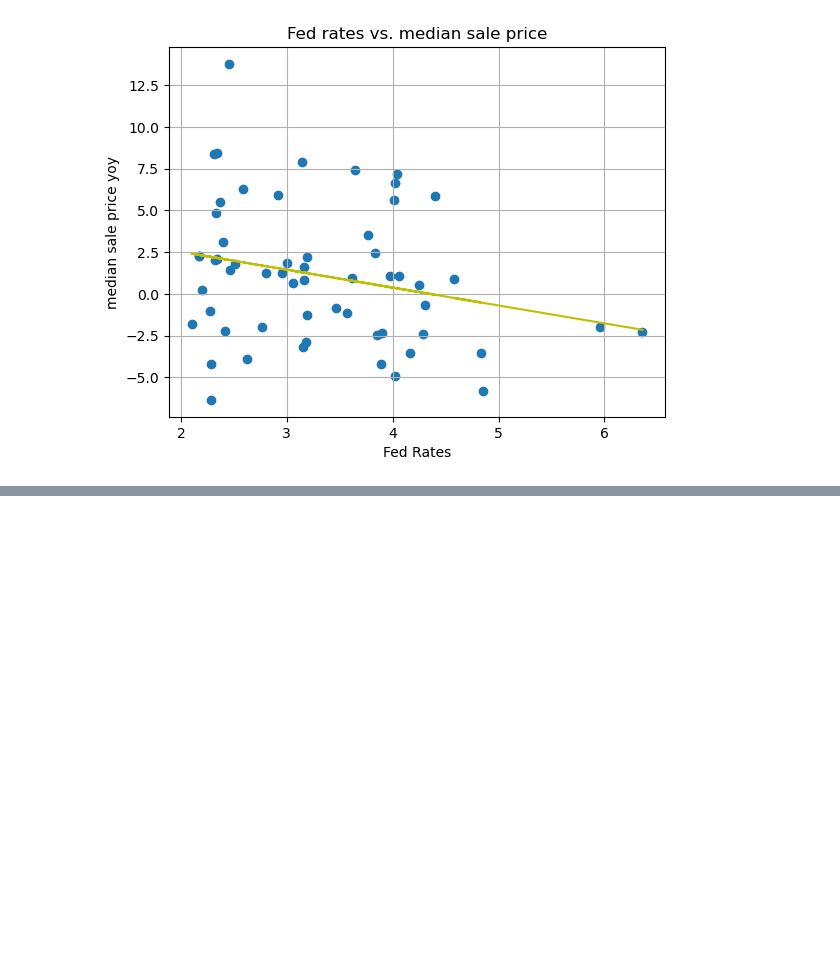
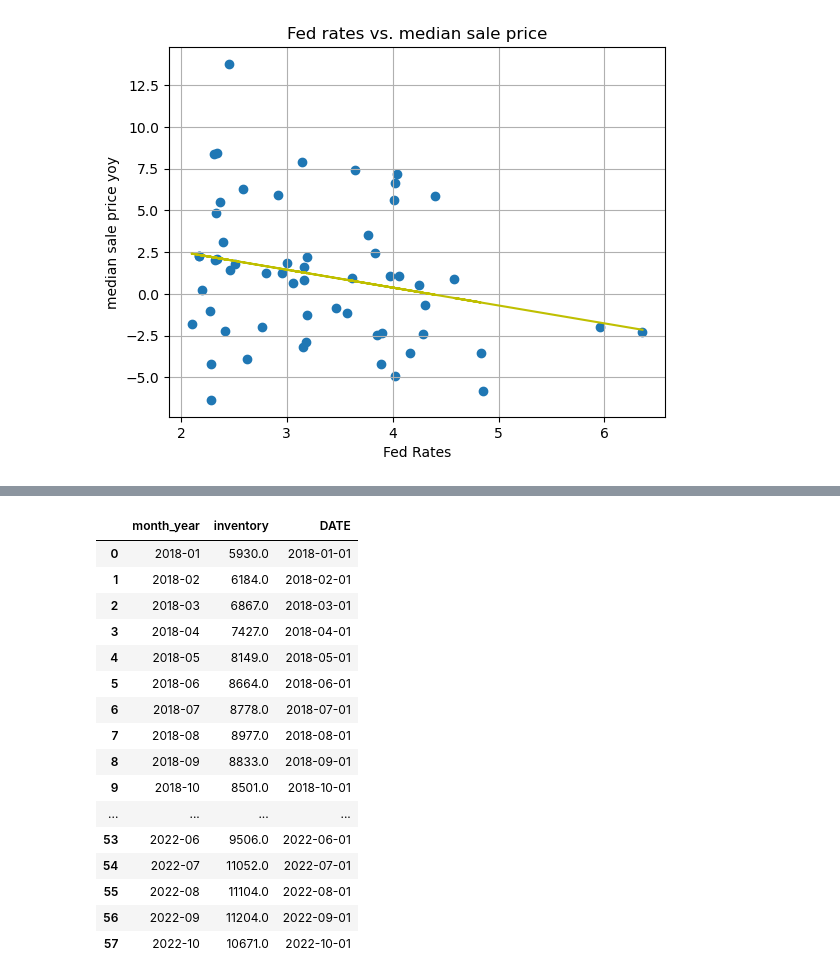
Before and after one commit to zarbin/UTA_Project-1, a Jupyter notebook: sandbox/final_notebook_jb.ipynb, the cells around one changed output, grey strips where cells are left out. Drawn from its saved outputs; the diff is of its cells as text; code cells hidden in the pictures; blank space fills up the shorter version.

```diff
--- a/sandbox/final_notebook_jb.ipynb
+++ b/sandbox/final_notebook_jb.ipynb
@@ -624,0 +636,27 @@ The r-value is: -0.24781886712434475
+# %%
+# Justin code might be able to simplify this intead of doing above.  New date column was already created.
+
+inventory_df = clean_df.groupby(['month_year'])['inventory'].sum()
+inventory_df = pd.DataFrame(inventory_df)
+inventory_df.reset_index(inplace=True)
+inventory_df["DATE"] = inventory_df['month_year']
+inventory_df["DATE"] = pd.to_datetime(inventory_df["DATE"])
+inventory_df
+# %% [output]
+|  | month_year | inventory | DATE |
+| 0 | 2018-01 | 5930.0 | 2018-01-01 |
+| 1 | 2018-02 | 6184.0 | 2018-02-01 |
+| 2 | 2018-03 | 6867.0 | 2018-03-01 |
+| 3 | 2018-04 | 7427.0 | 2018-04-01 |
+| 4 | 2018-05 | 8149.0 | 2018-05-01 |
+| 5 | 2018-06 | 8664.0 | 2018-06-01 |
+| 6 | 2018-07 | 8778.0 | 2018-07-01 |
+| 7 | 2018-08 | 8977.0 | 2018-08-01 |
+| 8 | 2018-09 | 8833.0 | 2018-09-01 |
+| 9 | 2018-10 | 8501.0 | 2018-10-01 |
+| ... | ... | ... | ... |
+| 53 | 2022-06 | 9506.0 | 2022-06-01 |
+| 54 | 2022-07 | 11052.0 | 2022-07-01 |
+| 55 | 2022-08 | 11104.0 | 2022-08-01 |
+| 56 | 2022-09 | 11204.0 | 2022-09-01 |
+| 57 | 2022-10 | 10671.0 | 2022-10-01 |
```
Also changed, not shown: parts of 11 cells of this notebook.
